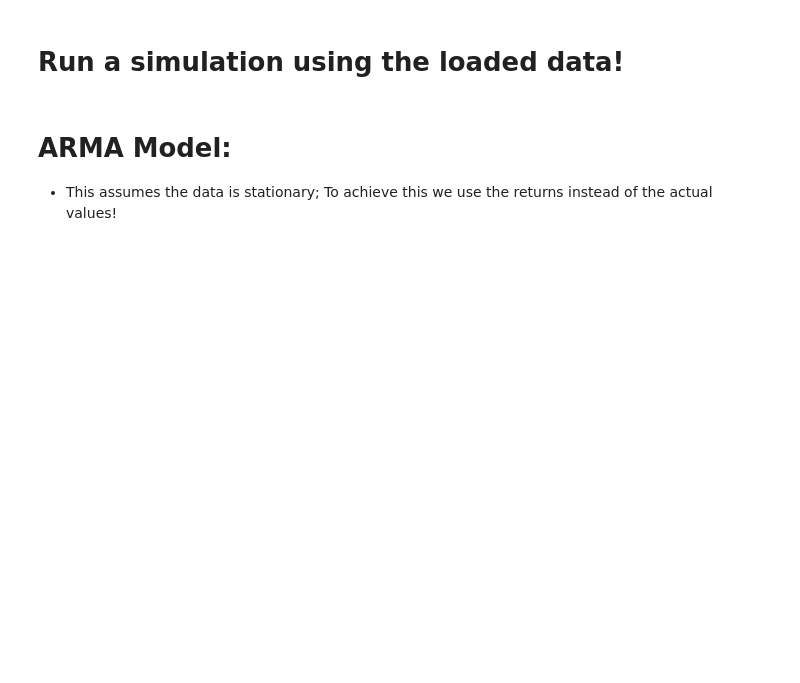
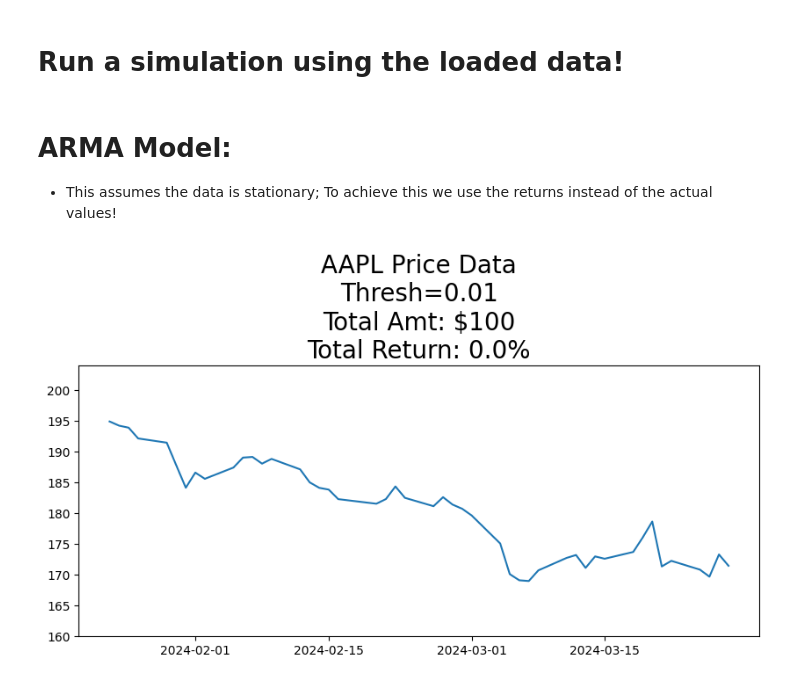
Before and after one commit to HavingFunLearning/StockPrediction, a Jupyter notebook: notebook.ipynb, the cells around one changed output. Drawn from its saved outputs; the diff is of its cells as text; code cells hidden in the pictures; blank space fills up the shorter version.

```diff
--- a/notebook.ipynb
+++ b/notebook.ipynb
@@ -28,5 +28,8 @@ data = yf.Ticker(tickerSymbol)
 # %%
 prices = data.history(start='2024-01-01', end='2024-04-01',).Close
 returns = prices.pct_change().dropna() # the percentage change between the current and prior element in the prices
+# %%
+prices.head()
+prices.index = pd.to_datetime(prices.index)
 # %%
 len(returns)
@@ -61,13 +82,11 @@ plt.show()
 - This assumes the data is stationary; To achieve this we use the returns instead of the actual values!
 # %%
 def run_simulation(returns, prices, amt, order, thresh, plot=True):
-
     # Store variables
     curr_holding = False
     events_list = []
     init_amt = amt
     buy_price = None
-
     #go through dates
     for date, r in tqdm (returns.iloc[14:].items(), total=len(returns.iloc[14:])):
         #if you're currently holding the stock, sell it
@@ -80,9 +99,13 @@ def run_simulation(returns, prices, amt, order, thresh, plot=True):
 
         #get data til just before current date
         curr_data = returns[:date]
-        print(curr_data.index)
+        ind+=1
 
-        #fit model
+        curr_data = curr_data.asfreq(pd.infer_freq(curr_data.index))
+
+
+        # Create a new DataFrame with the converted index
+        # Fit ARIMA model using the new DataFrame
         model = ARIMA(curr_data, order=order).fit()
 
         # predict the next return!
@@ -122,4 +145,7 @@ warnings.filterwarnings('ignore', category=ValueWarning)
 warnings.filterwarnings('ignore', category=HessianInversionWarning)
 warnings.filterwarnings('ignore', category=ConvergenceWarning)
 # %%
-s1 = run_simulation(returns, prices, 100, (1,0,0),0,True)
+prices.index = pd.to_datetime(prices.index)
+s1 = run_simulation(returns, prices, 100, (1,0,1),0.01,True)
+# %% [output]
+[figure, added]
```
Also changed, not shown: parts of 10 cells of this notebook.
